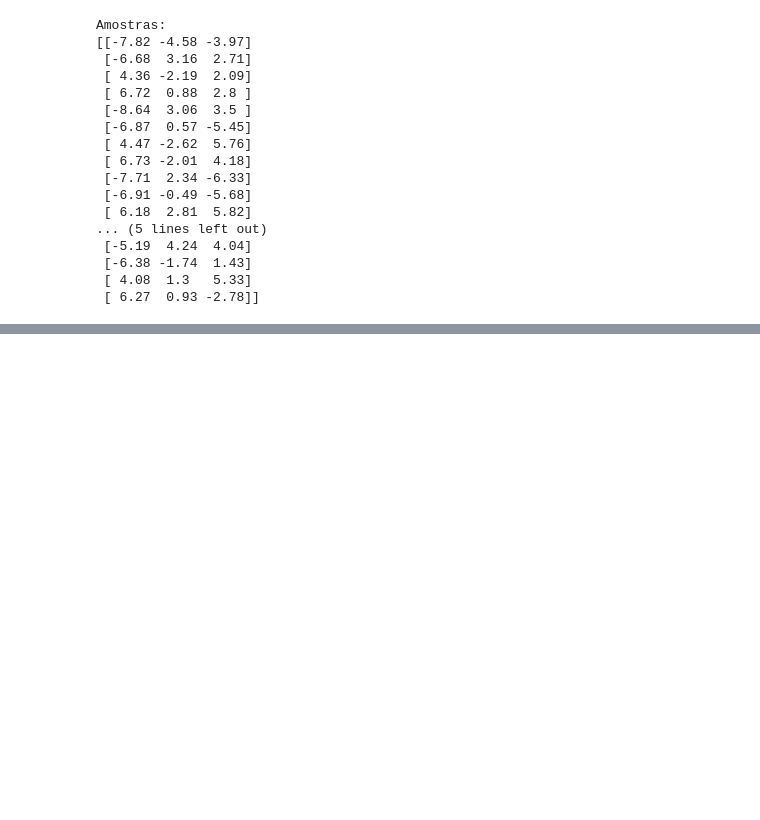
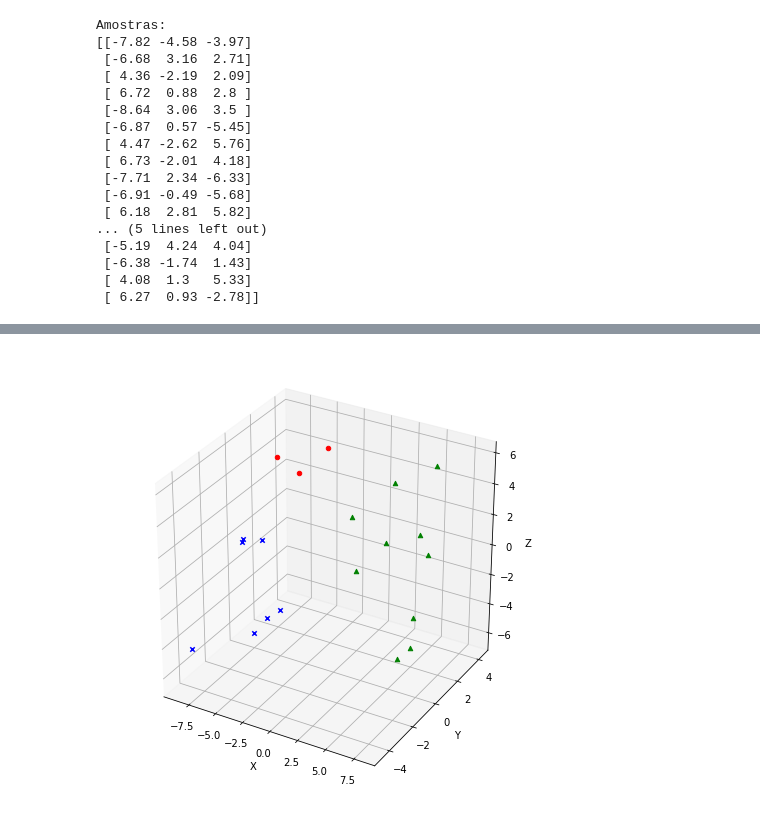
Before and after one commit to victorers1/DCA0133-AprendizagemDeMaquina, a Jupyter notebook: Unidade 3/q3-KMeans.ipynb, the cells around one changed output, grey strips where cells are left out. Drawn from its saved outputs; the diff is of its cells as text; code cells hidden in the pictures; blank space fills up the shorter version.

```diff
--- a/Unidade 3/q3-KMeans.ipynb
+++ b/Unidade 3/q3-KMeans.ipynb
@@ -149 +206,16 @@ centroides calculados:
+# %%
+rot2 = predict(dados, result2)
+fig2 = plt.figure(figsize=(6,6))
+ax2 = Axes3D(fig2)
+for i in range(len(dados)):
+    xs = dados[i][0]
+    ys = dados[i][1]
+    zs = dados[i][2]
+    ax2.scatter(xs,ys,zs, c=cores[rot2[i]], marker=marcador[rot2[i]])
+ax2.set_xlabel('X')
+ax2.set_ylabel('Y')
+ax2.set_zlabel('Z')
+plt.show()
+# %% [output]
+[figure, added]
 # %% [markdown]
```
Also changed, not shown: parts of 13 cells of this notebook, 5 other files.
